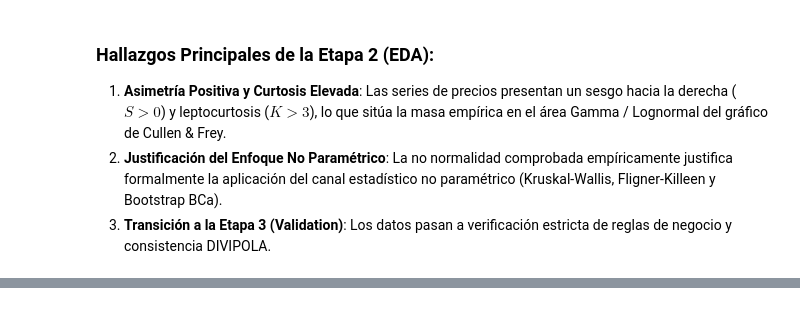
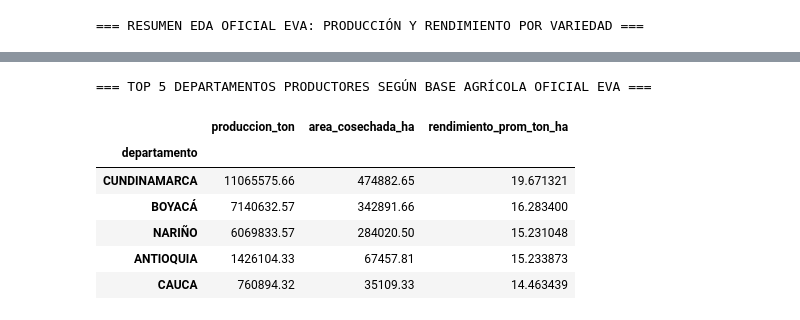
Before and after one commit to adansanchezc1-spec/Analisis-Nacional-Papa, a Jupyter notebook: notebooks/02_analisis_exploratorio_eda.ipynb, the cells around one changed output, grey strips where cells are left out. Saved outputs shown, nothing was run; the diff lists cells and outputs as text; code cells hidden in the pictures.

```diff
--- a/notebooks/02_analisis_exploratorio_eda.ipynb
+++ b/notebooks/02_analisis_exploratorio_eda.ipynb
@@ -172,5 +237,31 @@ plt.show()
-# %% [markdown]
-### Hallazgos Principales de la Etapa 2 (EDA):
-1. **Asimetría Positiva y Curtosis Elevada**: Las series de precios presentan un sesgo hacia la derecha ($S > 0$) y leptocurtosis ($K > 3$), lo que sitúa la masa empírica en el área Gamma / Lognormal del gráfico de Cullen & Frey.
-2. **Justificación del Enfoque No Paramétrico**: La no normalidad comprobada empíricamente justifica formalmente la aplicación del canal estadístico no paramétrico (Kruskal-Wallis, Fligner-Killeen y Bootstrap BCa).
-3. **Transición a la Etapa 3 (Validation)**: Los datos pasan a verificación estricta de reglas de negocio y consistencia DIVIPOLA.
+# %%
+# ==============================================================================
+# EXPLORACIÓN ESTADÍSTICA DEL DATASET AGROPECUARIO OFICIAL EVA (2019-2025)
+# ==============================================================================
+import pandas as pd
+from IPython.display import display
+from src.infrastructure.config import CLEANED_DIR
+
+eva_path = CLEANED_DIR / "dataset_eva_agricola_nacional.parquet"
+if eva_path.exists():
+    df_eva = pd.read_parquet(eva_path)
+    print("=== RESUMEN EDA OFICIAL EVA: PRODUCCIÓN Y RENDIMIENTO POR VARIEDAD ===")
+    resumen_variedad = df_eva.groupby("desagregacion_cultivo").agg(
+        registros=("produccion_ton", "count"),
+        produccion_total_ton=("produccion_ton", "sum"),
+        area_sembrada_total_ha=("area_sembrada_ha", "sum"),
+        area_cosechada_total_ha=("area_cosechada_ha", "sum"),
+        rendimiento_medio_ton_ha=("rendimiento_ton_ha", "mean"),
+        rendimiento_mediana_ton_ha=("rendimiento_ton_ha", "median"),
+    )
+    display(resumen_variedad)
+
+    print("\n=== TOP 5 DEPARTAMENTOS PRODUCTORES SEGÚN BASE AGRÍCOLA OFICIAL EVA ===")
+    top_deptos_eva = df_eva.groupby("departamento").agg(
+        produccion_ton=("produccion_ton", "sum"),
+        area_cosechada_ha=("area_cosechada_ha", "sum"),
+        rendimiento_prom_ton_ha=("rendimiento_ton_ha", "mean")
+    ).sort_values(by="produccion_ton", ascending=False).head(5)
+    display(top_deptos_eva)
+# %% [output]
+=== RESUMEN EDA OFICIAL EVA: PRODUCCIÓN Y RENDIMIENTO POR VARIEDAD ===
@@ -176,0 +272,8 @@ plt.show()
+=== TOP 5 DEPARTAMENTOS PRODUCTORES SEGÚN BASE AGRÍCOLA OFICIAL EVA ===
+|  | produccion_ton | area_cosechada_ha | rendimiento_prom_ton_ha |
+| departamento |  |  |  |
+| CUNDINAMARCA | 11065575.66 | 474882.65 | 19.671321 |
+| BOYACÁ | 7140632.57 | 342891.66 | 16.283400 |
+| NARIÑO | 6069833.57 | 284020.50 | 15.231048 |
+| ANTIOQUIA | 1426104.33 | 67457.81 | 15.233873 |
+| CAUCA | 760894.32 | 35109.33 | 14.463439 |
```
Also changed, not shown: parts of 11 cells of this notebook, 54 other files.
